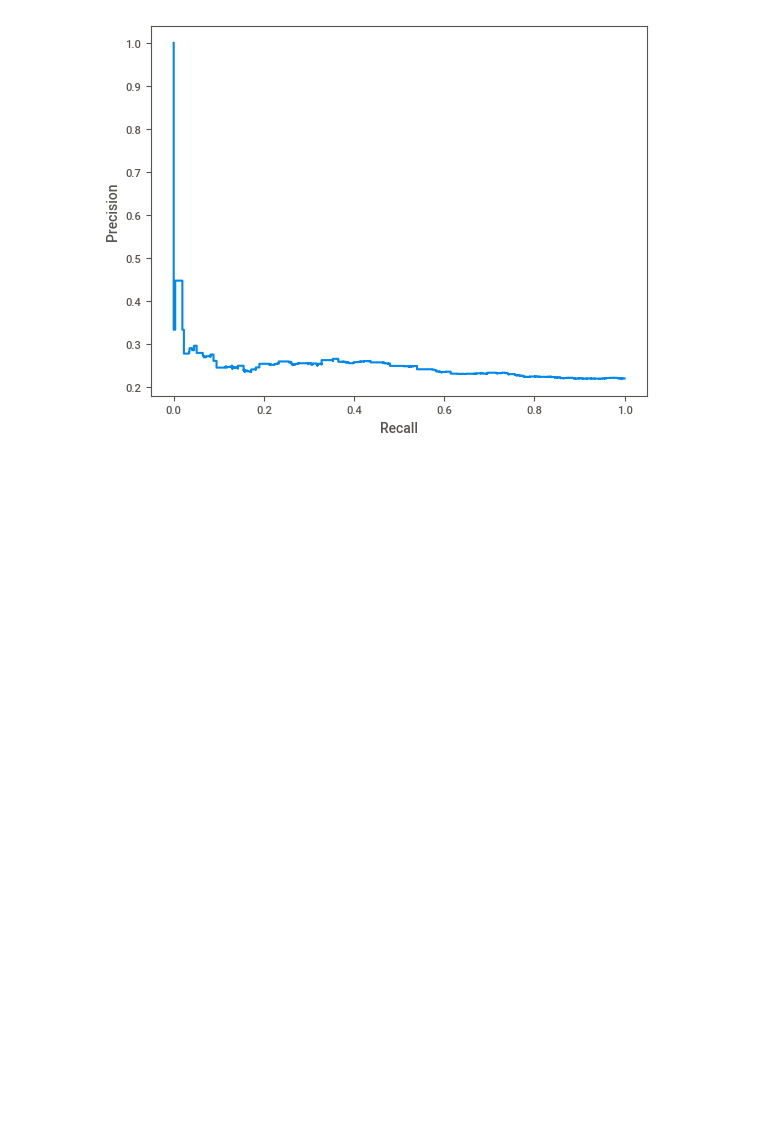
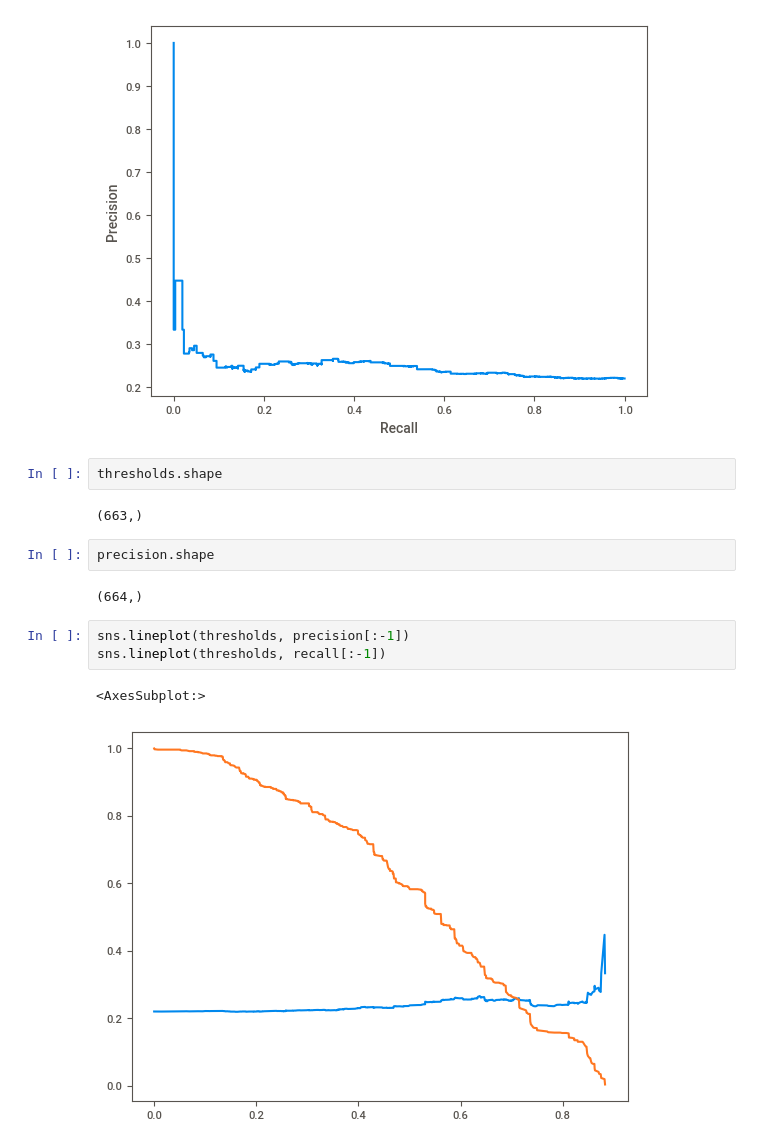
Before and after one commit to 0xjrr/ldsa-capstone-project, a Jupyter notebook: second_part/eda_trial_results.ipynb, the cells around one changed output. Saved outputs shown, nothing was run; the diff lists cells and outputs as text; blank space fills up the shorter version.

```diff
--- a/second_part/eda_trial_results.ipynb
+++ b/second_part/eda_trial_results.ipynb
@@ -188,3 +189,17 @@ disp.plot()
 # %% [output]
 <sklearn.metrics._plot.precision_recall_curve.PrecisionRecallDisplay at 0x...>
 [figure]
+# %%
+thresholds.shape
+# %% [output]
+(663,)
+# %%
+precision.shape
+# %% [output]
+(664,)
+# %%
+sns.lineplot(thresholds, precision[:-1])
+sns.lineplot(thresholds, recall[:-1])
+# %% [output]
+<AxesSubplot:>
+[figure, added]
```
Also changed, not shown: parts of 2 cells of this notebook.
